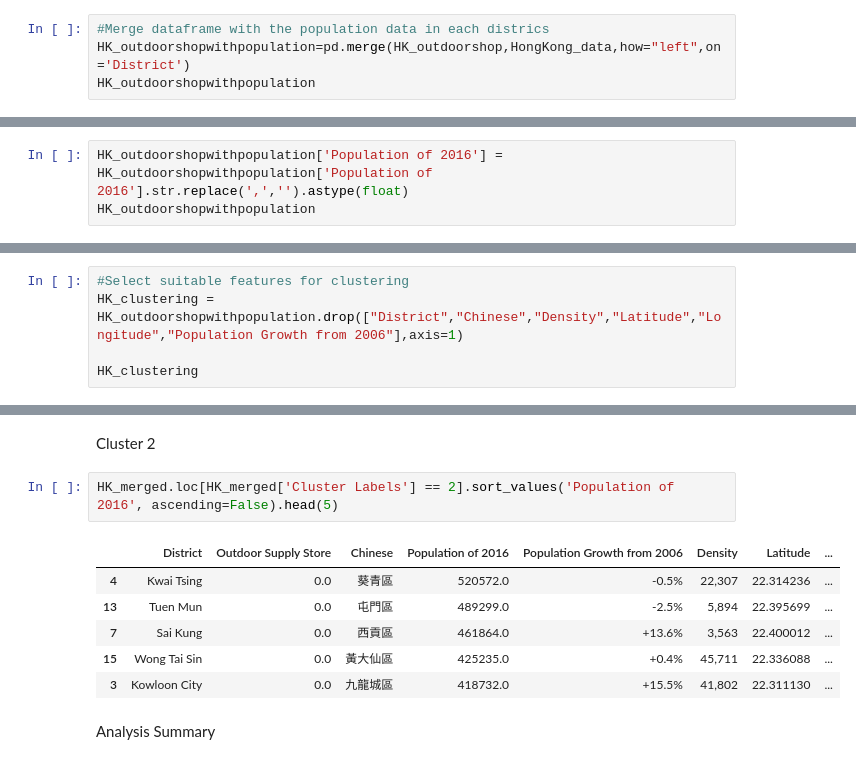
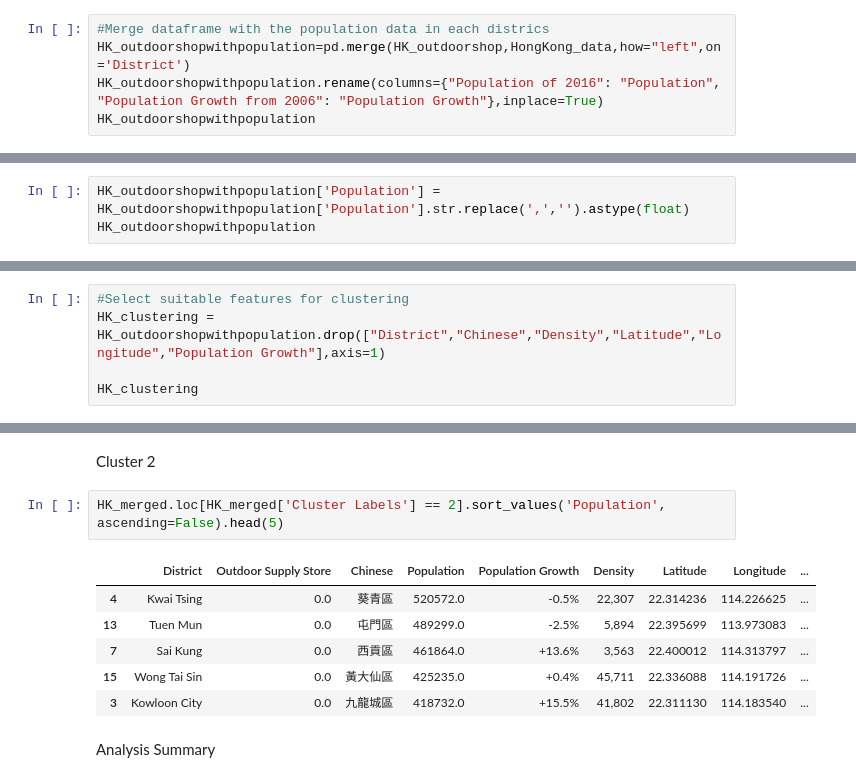
Before and after one commit to jessicaluo20/Coursera_Capstone, a Jupyter notebook: OpennewOutdoorStoreinHongKong.ipynb, the cells around one changed output, grey strips where cells are left out. Drawn from its saved outputs; the diff is of its cells as text.

```diff
--- a/OpennewOutdoorStoreinHongKong.ipynb
+++ b/OpennewOutdoorStoreinHongKong.ipynb
@@ -356,5 +357,6 @@ HK_outdoorshop.head(10)
 # %%
 #Merge dataframe with the population data in each districs
 HK_outdoorshopwithpopulation=pd.merge(HK_outdoorshop,HongKong_data,how="left",on='District')
+HK_outdoorshopwithpopulation.rename(columns={"Population of 2016": "Population", "Population Growth from 2006": "Population Growth"},inplace=True)
 HK_outdoorshopwithpopulation
 # %% [output]
@@ -378,4 +380,4 @@ HK_outdoorshopwithpopulation
 # %%
-HK_outdoorshopwithpopulation['Population of 2016'] = HK_outdoorshopwithpopulation['Population of 2016'].str.replace(',','').astype(float)
+HK_outdoorshopwithpopulation['Population'] = HK_outdoorshopwithpopulation['Population'].str.replace(',','').astype(float)
 HK_outdoorshopwithpopulation
 # %% [output]
@@ -419,7 +421,7 @@ plt.show()
 Cluster Districs using K-Clustering
 # %%
 #Select suitable features for clustering
-HK_clustering = HK_outdoorshopwithpopulation.drop(["District","Chinese","Density","Latitude","Longitude","Population Growth from 2006"],axis=1)
+HK_clustering = HK_outdoorshopwithpopulation.drop(["District","Chinese","Density","Latitude","Longitude","Population Growth"],axis=1)
 
 HK_clustering
 # %% [output]
@@ -534,14 +536,14 @@ HK_merged.loc[HK_merged['Cluster Labels'] == 1].sort_values('Population of 2016'
 # %% [markdown]
 Cluster 2
 # %%
-HK_merged.loc[HK_merged['Cluster Labels'] == 2].sort_values('Population of 2016', ascending=False).head(5)
+HK_merged.loc[HK_merged['Cluster Labels'] == 2].sort_values('Population', ascending=False).head(5)
 # %% [output]
-|  | District | Outdoor Supply Store | Chinese | Population of 2016 | Population Growth from 2006 | Density | Latitude | ... |
-| 4 | Kwai Tsing | 0.0 | 葵青區 | 520572.0 | -0.5% | 22,307 | 22.314236 | ... |
-| 13 | Tuen Mun | 0.0 | 屯門區 | 489299.0 | -2.5% | 5,894 | 22.395699 | ... |
-| 7 | Sai Kung | 0.0 | 西貢區 | 461864.0 | +13.6% | 3,563 | 22.400012 | ... |
-| 15 | Wong Tai Sin | 0.0 | 黃大仙區 | 425235.0 | +0.4% | 45,711 | 22.336088 | ... |
-| 3 | Kowloon City | 0.0 | 九龍城區 | 418732.0 | +15.5% | 41,802 | 22.311130 | ... |
+|  | District | Outdoor Supply Store | Chinese | Population | Population Growth | Density | Latitude | Longitude | ... |
+| 4 | Kwai Tsing | 0.0 | 葵青區 | 520572.0 | -0.5% | 22,307 | 22.314236 | 114.226625 | ... |
+| 13 | Tuen Mun | 0.0 | 屯門區 | 489299.0 | -2.5% | 5,894 | 22.395699 | 113.973083 | ... |
+| 7 | Sai Kung | 0.0 | 西貢區 | 461864.0 | +13.6% | 3,563 | 22.400012 | 114.313797 | ... |
+| 15 | Wong Tai Sin | 0.0 | 黃大仙區 | 425235.0 | +0.4% | 45,711 | 22.336088 | 114.191726 | ... |
+| 3 | Kowloon City | 0.0 | 九龍城區 | 418732.0 | +15.5% | 41,802 | 22.311130 | 114.183540 | ... |
 # %% [markdown]
 Analysis Summary
 # %% [markdown]
```
Also changed, not shown: parts of 10 cells of this notebook.
